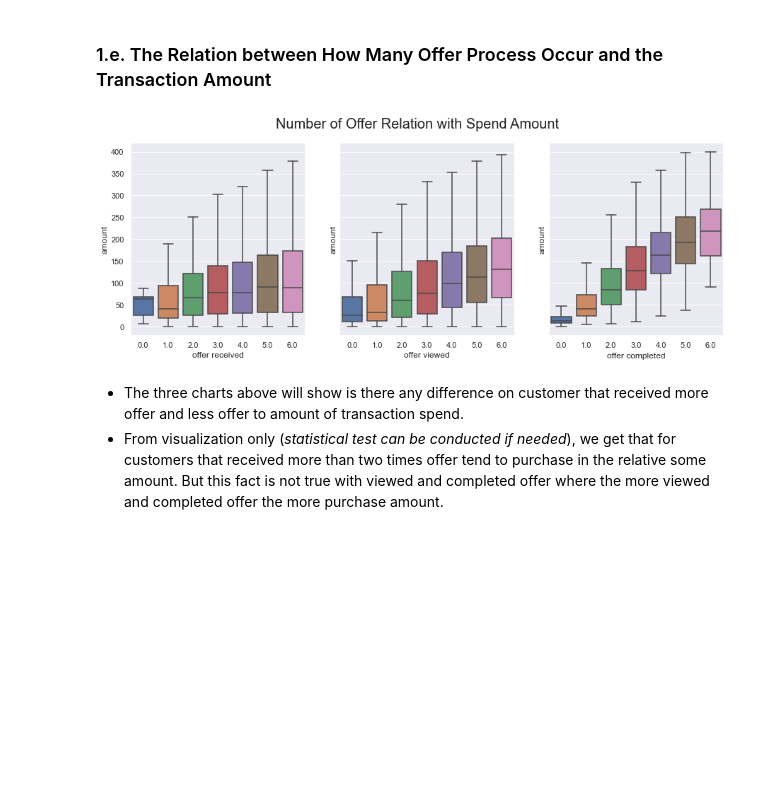
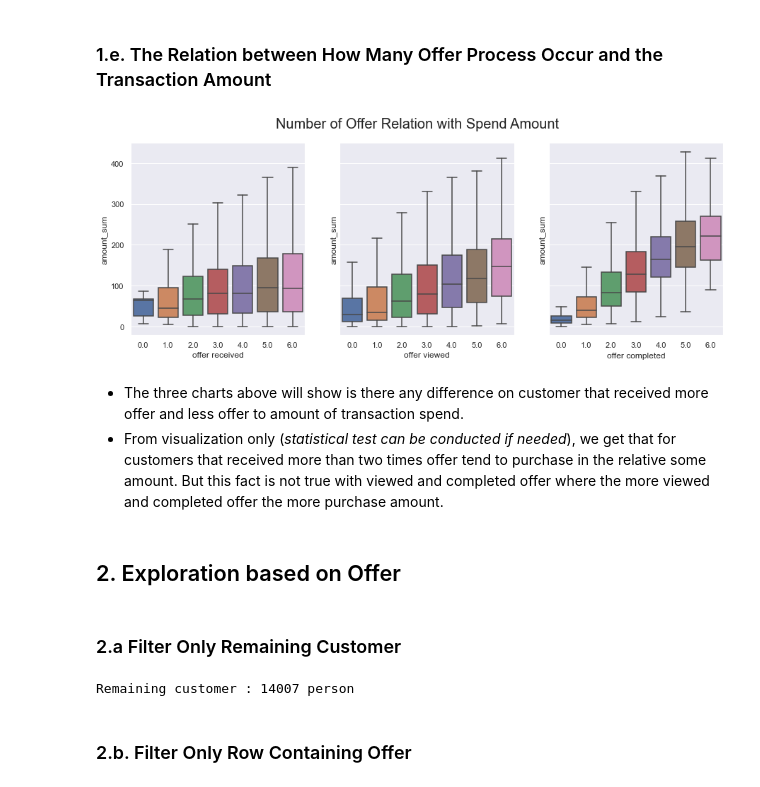
Before and after one commit to miqbalrp/Starbucks_Clustering, a Jupyter notebook: notebook/2. eda.ipynb, the cells around one changed output. Saved outputs shown, nothing was run; the diff lists cells and outputs as text; code cells hidden in the pictures; blank space fills up the shorter version.

```diff
--- a/notebook/2. eda.ipynb
+++ b/notebook/2. eda.ipynb
@@ -39,13 +32,14 @@ df
 # %%
 def agg_cust(df):
     group_df = {}
-    group_df['amount'] = df['amount'].sum()
+    group_df['amount_sum'] = df['amount'].sum()
+    group_df['amount_mean'] = df['amount'].mean()
     group_df['offer received'] = df.loc[df['event']=='offer received','event'].count()
     group_df['offer viewed'] = df.loc[df['event']=='offer viewed','event'].count()
     group_df['offer completed'] = df.loc[df['event']=='offer completed','event'].count()
-    return pd.Series(group_df, index=['amount', 'offer received', 'offer viewed', 'offer completed'])
+    return pd.Series(group_df, index=['amount_sum', 'amount_mean', 'offer received', 'offer viewed', 'offer completed'])
 
 df_cust = pd.DataFrame(df.groupby(['person', 'gender', 'age', 'became_member_on', 'bmo_year','income']).apply(agg_cust))
 df_cust = df_cust.reset_index(inplace=False)
-df_cust.sample(10)
+df_cust.sample(5)
 # %% [output]
@@ -204,2 +210,16 @@ plt.show()
-# %%
-df_cust = df_cust[df_cust['amount']<400]
+# %%
+df_cust = df_cust[df_cust['amount_mean']<40]
+
+fig_dir = r'..\result\figure\\'
+fig_title = 'Spend Amount Distribution After Removing Outliers'
+
+fig, axs = plt.subplots(2,2, figsize=(16,10))
+fig.suptitle(fig_title, fontsize=20)
+
+sns.histplot(ax=axs[0,0],data=df_cust, x='amount_sum', color='brown', edgecolor='k')
+sns.boxplot(ax=axs[1,0],data=df_cust, x='amount_sum', color='brown')
+sns.histplot(ax=axs[0,1],data=df_cust, x='amount_mean', color='brown', edgecolor='k')
+sns.boxplot(ax=axs[1,1],data=df_cust, x='amount_mean', color='brown')
+
+plt.savefig(fig_dir+fig_title+'.png')
+plt.show()
@@ -208,19 +230,31 @@ df_cust = df_cust[df_cust['amount']<400]
 # %%
 fig_dir = r'..\result\figure\\'
 fig_title = 'Number of Offer Relation with Spend Amount'
 
 fig, axs = plt.subplots(1,3, figsize=(15,5), sharey=True)
 fig.suptitle(fig_title, fontsize=20)
 
-order = ['0.0','1.0','2.0', '3.0', '4.0', '5.0', '6.0']
-sns.boxplot(ax=axs[0],y=df_cust['amount'], x=df_cust['offer received'].astype(str), order=order,showfliers = False)
-sns.boxplot(ax=axs[1],y=df_cust['amount'], x=df_cust['offer viewed'].astype(str), order=order, showfliers = False)
-sns.boxplot(ax=axs[2],y=df_cust['amount'], x=df_cust['offer completed'].astype(str), order=order, showfliers = False)
+order = [str(i)+'.0' for i in range(7)]
+sns.boxplot(ax=axs[0],y=df_cust['amount_sum'], x=df_cust['offer received'].astype(str), order=order,showfliers = False)
+sns.boxplot(ax=axs[1],y=df_cust['amount_sum'], x=df_cust['offer viewed'].astype(str), order=order, showfliers = False)
+sns.boxplot(ax=axs[2],y=df_cust['amount_sum'], x=df_cust['offer completed'].astype(str), order=order, showfliers = False)
 
 plt.savefig(fig_dir+fig_title+'.png')
 plt.show()
 # %% [output]
-[figure, old version]
+[figure, new version]
 # %% [markdown]
 * The three charts above will show is there any difference on customer that received more offer and less offer to amount of transaction spend.
 * From visualization only (*statistical test can be conducted if needed*), we get that for customers that received more than two times offer tend to purchase in the relative some amount. But this fact is not true with viewed and completed offer where the more viewed and completed offer the more purchase amount.
+# %% [markdown]
+## 2. Exploration based on Offer
+# %% [markdown]
+### 2.a Filter Only Remaining Customer
+# %%
+remaining_person = pd.DataFrame(df_cust['person'])
+df = df.merge(remaining_person, left_on='person', right_on='person', how='right')
+print('Remaining customer : {0:d} person' .format(df['person'].nunique()))
+# %% [output]
+Remaining customer : 14007 person
+# %% [markdown]
+### 2.b. Filter Only Row Containing Offer
```
Also changed, not shown: parts of 35 cells of this notebook, 18 other files.
